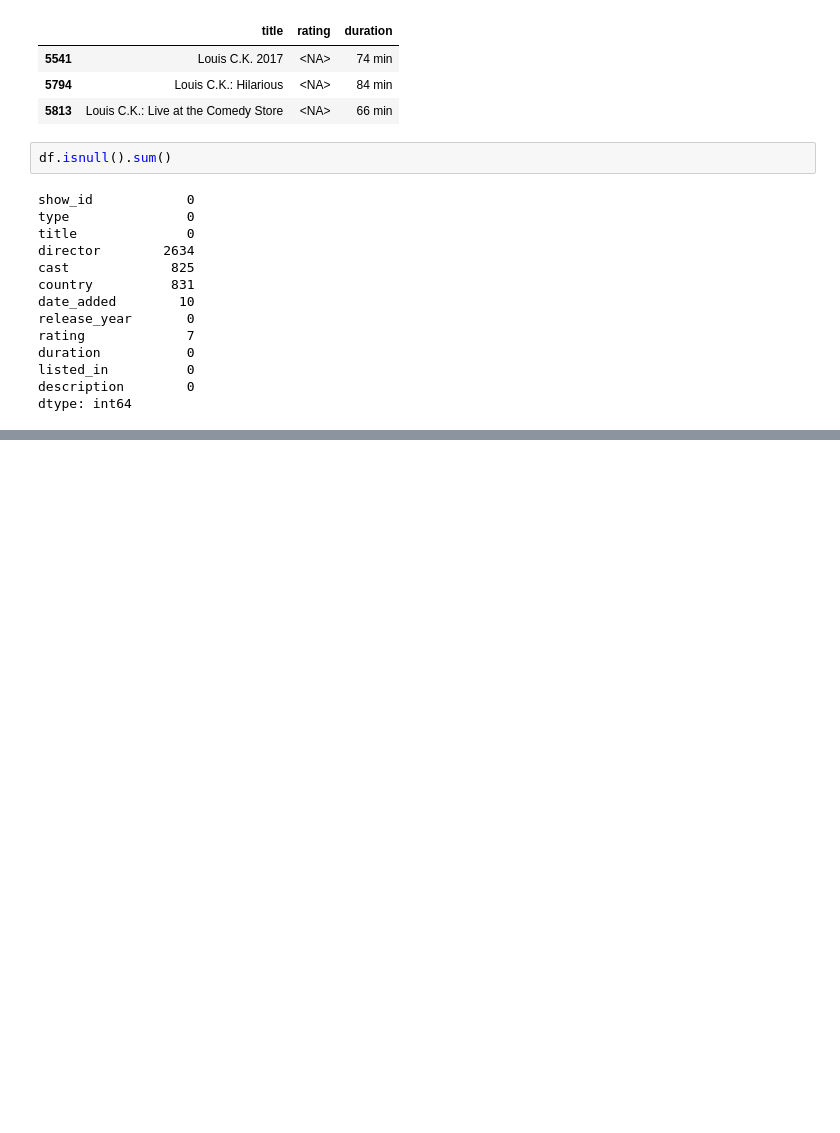
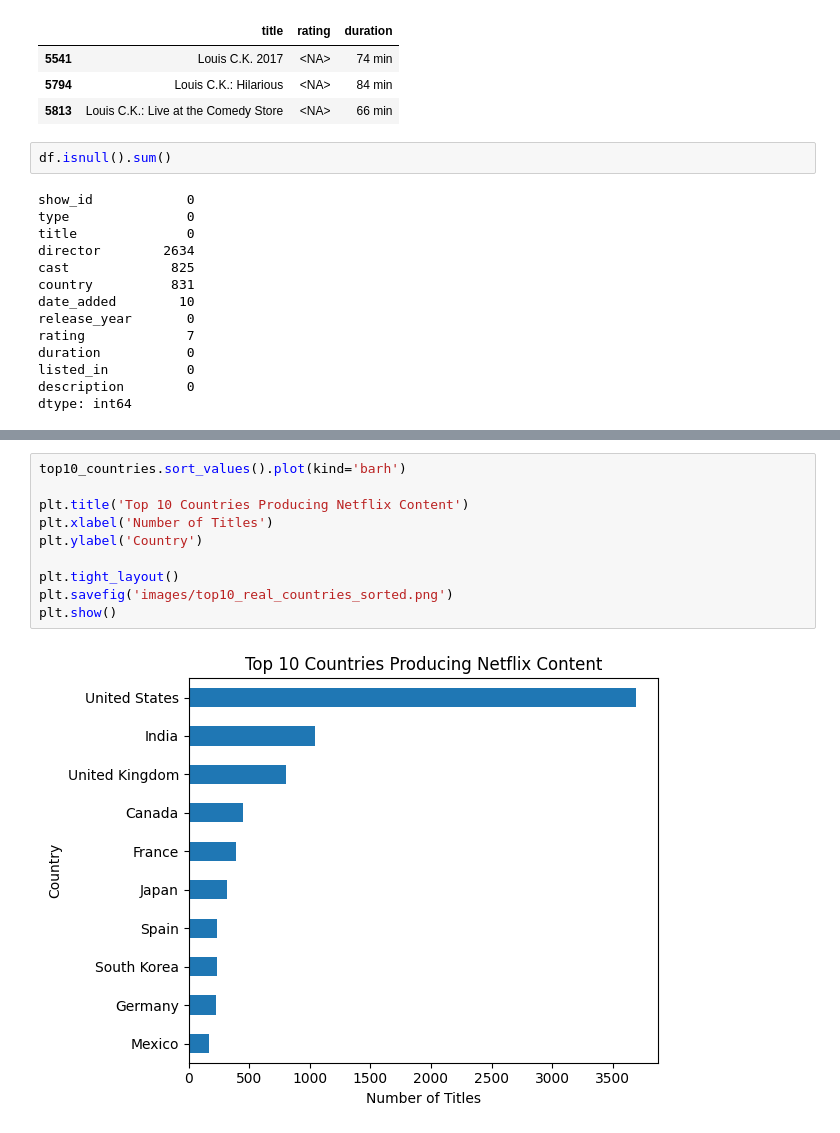
Before and after one commit to RashedTheDeveloper/AI-ML-Learning-Journey, a Jupyter notebook: 02_Data_Analysis_Projects/Netflix_Movies_Analysis/01_Netflix_Movies_Analysis.ipynb, the cells around one changed output, grey strips where cells are left out. Cells and saved outputs as stored; diff of their text form; blank space fills up the shorter version.

```diff
--- a/02_Data_Analysis_Projects/Netflix_Movies_Analysis/01_Netflix_Movies_Analysis.ipynb
+++ b/02_Data_Analysis_Projects/Netflix_Movies_Analysis/01_Netflix_Movies_Analysis.ipynb
@@ -520,0 +703,12 @@ dtype: int64
+# %%
+top10_countries.sort_values().plot(kind='barh')
+
+plt.title('Top 10 Countries Producing Netflix Content')
+plt.xlabel('Number of Titles')
+plt.ylabel('Country')
+
+plt.tight_layout()
+plt.savefig('images/top10_real_countries_sorted.png')
+plt.show()
+# %% [output]
+[figure, added]
```
Also changed, not shown: parts of 17 cells of this notebook, 4 other files.
